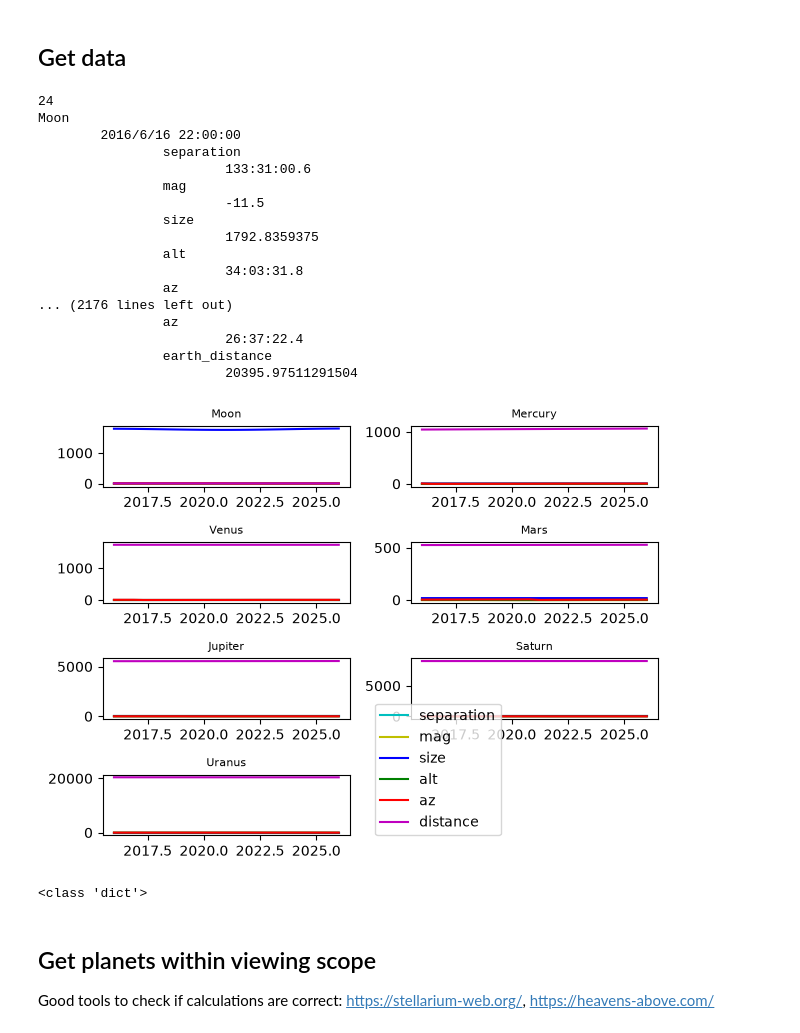
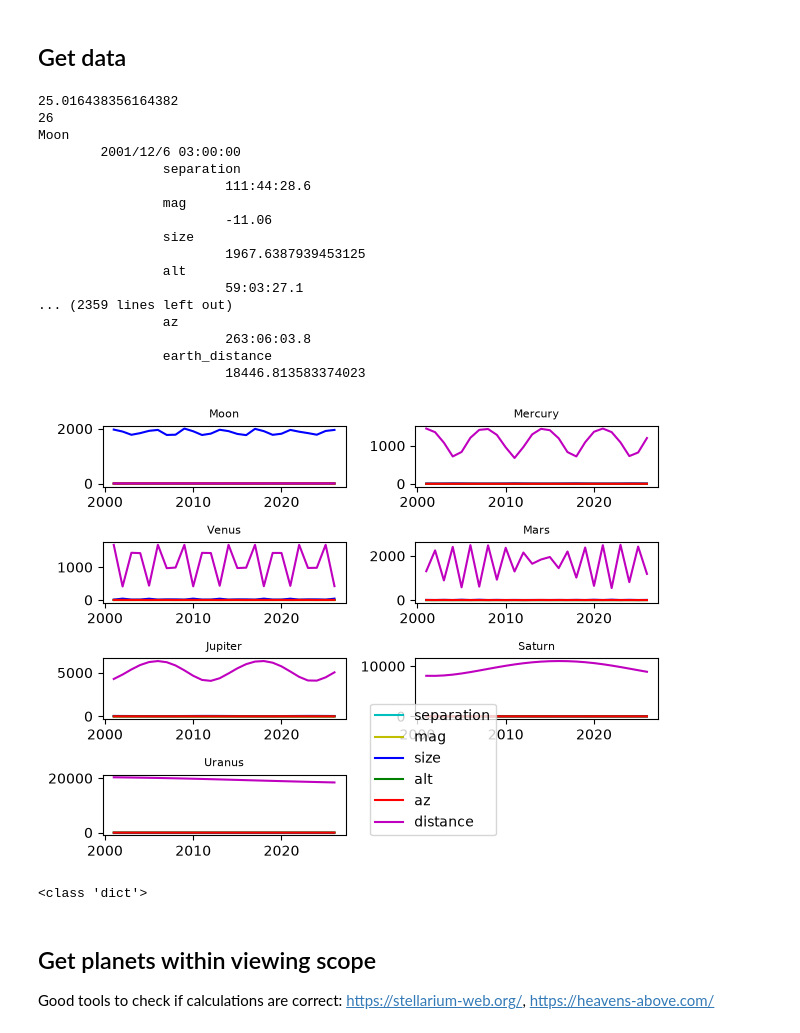
Before and after one commit to papertree1/astronomic-data-sonification, a Jupyter notebook: main.ipynb, the cells around one changed output. Drawn from its saved outputs; the diff is of its cells as text; code cells hidden in the pictures.

Commit message:
Inputting time bounds and resolution now makes sense

```diff
--- a/main.ipynb
+++ b/main.ipynb
@@ -43,17 +48,17 @@ observer.elevation = 18  # meters
 observer.pressure = 0
 
 
-startingDate = ephem.Date('2016/06/17 00:00')
+startingDate = ephem.Date('2001/12/06 05:00')
 observer.date = startingDate - 2 * ephem.hour # ephem works with UTC. This accounts for the timezone
 
-rangDies = 1  # days that the simulation will run
-stepHores = 1 # how many hours are stepped
-resolucio = 23 # bigger resolution = more results
-resolucio = 24 - resolucio
-print(int(rangDies * (24/resolucio)))
+rangDies = 365 * 25 + 6 # days that the simulation will run
+stepHores = 24 * 365 # how many hours are stepped
+print((24 * rangDies) / (stepHores)) # number of iterations that will run
 
-for i in range(int(rangDies * (24/resolucio))):
-    for j, planet in enumerate(planets):
+iterations = 0
+
+while(iterations < (24 * rangDies) / (stepHores)):
+    for _, planet in enumerate(planets):
         planet.compute(observer)
         dateValues = dict({
             str(observer.date): {
@@ -68,70 +73,67 @@ for i in range(int(rangDies * (24/resolucio))):
 
         measurings[planet.name] =  {**measurings[planet.name], **dateValues}
 
-        # print('%s measured from %s:' % (planet.name, observer.name))
-        # print('%s, %s. Magnitude: %s, Size: %s' % (planet.ra, planet.dec, planet.mag, planet.size)) # Right Ascension, Declination (Apparent Topocentric Position, aka des del punt d'observació), magnitude
-        # print(ephem.separation(observer, planet))
+    iterations += 1
     observer.date += stepHores * ephem.hour
 
+print(iterations)
 pretty((measurings))
 # %% [output]
-24
+25.016438356164382
+26
 Moon
-        2016/6/16 22:00:00
+        2001/12/6 03:00:00
                 separation
-                        133:31:00.6
+                        111:44:28.6
                 mag
-                        -11.5
+                        -11.06
                 size
-                        1792.8359375
+                        1967.6387939453125
                 alt
-                        34:03:31.8
+                        59:03:27.1
+... (2359 lines left out)
                 az
-... (2176 lines left out)
-                az
-                        26:37:22.4
+                        263:06:03.8
                 earth_distance
-                        20395.97511291504
+                        18446.813583374023
 # %%
 import matplotlib.pylab as plt
 import numpy as np
 
-xAxis = np.linspace(2016, 2026, int(rangDies * (24/resolucio))) # TODO: NO FORÇAR EL RANG
+xAxis = np.linspace(2001, 2026, int(iterations)) # TODO: NO FORÇAR EL RANG
 planetsArray = {}
 
 for j, planet in enumerate(planets):
     values = {'separation': {}, 'mag': {}, 'size': {}, 'alt': {}, 'az': {}, 'distance': {}}
 
     for i in range(len(measurings[planet.name])):
         values["separation"][i] = list(measurings[planet.name].values())[i]["separation"]
         values["mag"][i] = list(measurings[planet.name].values())[i]["mag"]
         values["size"][i] = list(measurings[planet.name].values())[i]["size"]
         values["alt"][i] = list(measurings[planet.name].values())[i]["alt"]
         values["az"][i] = list(measurings[planet.name].values())[i]["az"]
         values["distance"][i] = list(measurings[planet.name].values())[i]["earth_distance"]
 
     # pretty(values)
 
     planetsArray[planet.name] = values
 
     ax = plt.subplot(4, 2, j+1)
 
     ax.plot(xAxis, values["separation"].values(), 'c', label="separation")
     ax.plot(xAxis, values["mag"].values(), 'y', label="mag")
     ax.plot(xAxis, values["size"].values(), 'b', label="size")
     ax.plot(xAxis, values["alt"].values(), 'g', label="alt")
     ax.plot(xAxis, values["az"].values(), 'r', label="az")
     ax.plot(xAxis, values["distance"].values(), 'm', label="distance")
     ax.set_title(planet.name, fontsize=8)
 
 
 plt.tight_layout()
 plt.legend(loc=(1.1,0))
 plt.show()
-
-print(type(planetsArray))
 # %% [output]
-[figure, old version]
+[figure, new version]
 <class 'dict'>
 # %% [markdown]
 ## Get planets within viewing scope
```
Also changed, not shown: parts of 7 cells of this notebook, 1 other file.
